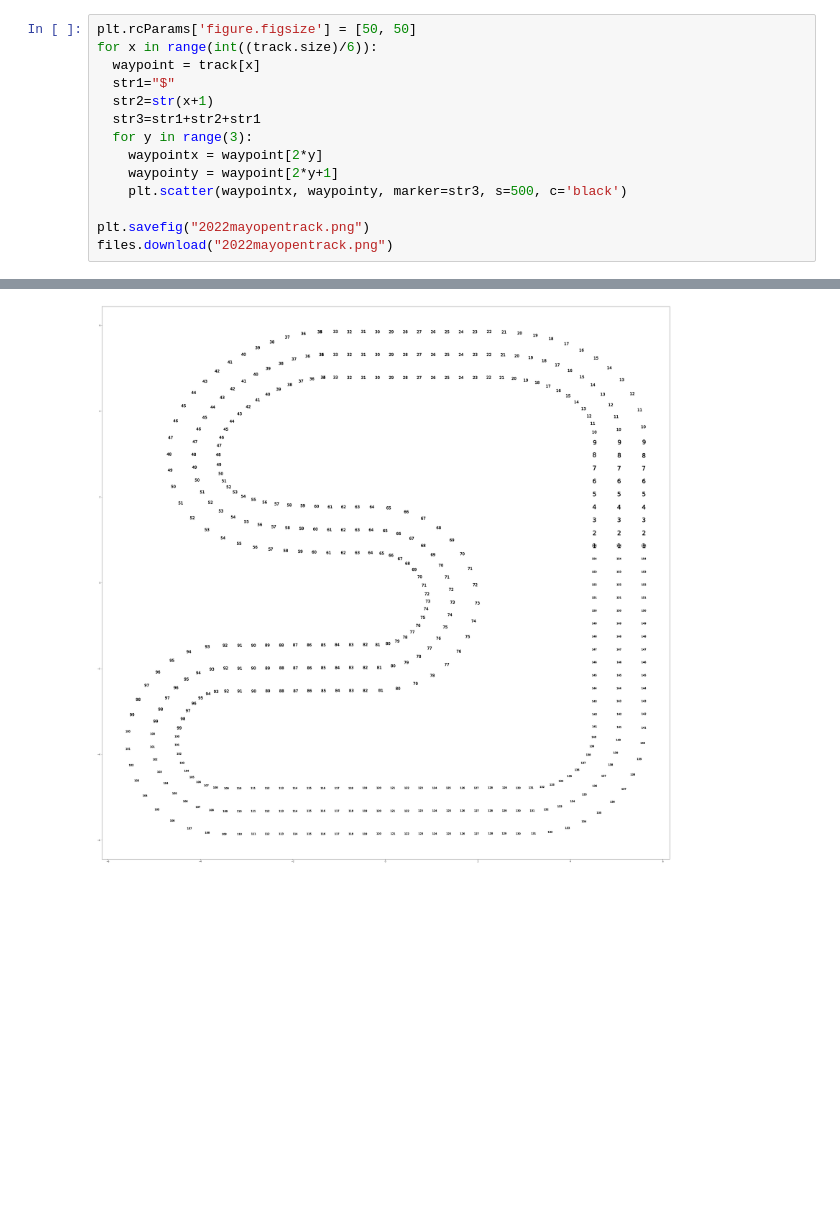
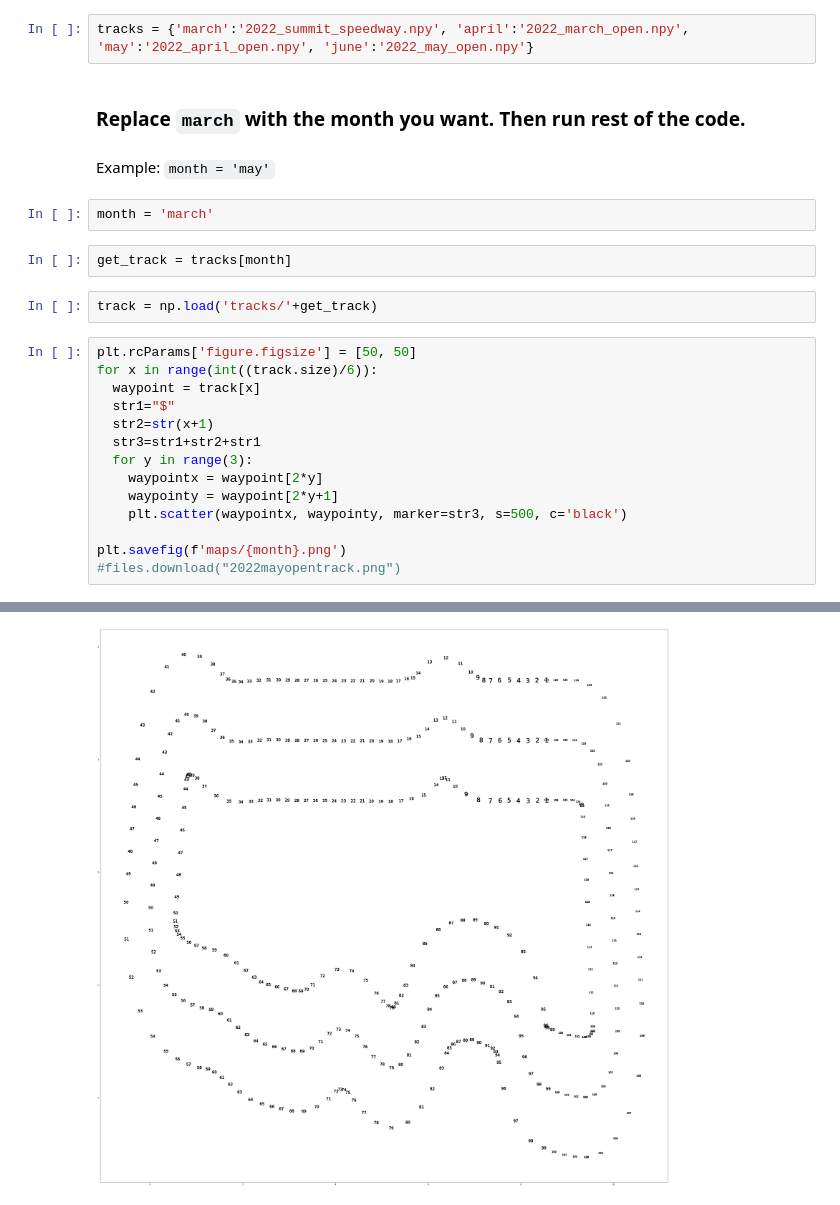
Before and after one commit to terrablader11/waypoint-map, a Jupyter notebook: DeepRacer_Tracks.ipynb, the cells around one changed output, grey strips where cells are left out. Cells and saved outputs as stored; diff of their text form; blank space fills up the shorter version.

Commit message:
Simplify notebook + Add tracks and maps

```diff
--- a/DeepRacer_Tracks.ipynb
+++ b/DeepRacer_Tracks.ipynb
@@ -10,3 +5,15 @@ track = np.load("2022_may_open.npy")
+# %%
+tracks = {'march':'2022_summit_speedway.npy', 'april':'2022_march_open.npy', 'may':'2022_april_open.npy', 'june':'2022_may_open.npy'}
+# %% [markdown]
+### Replace `march` with the month you want. Then run rest of the code.
+# %% [markdown]
+Example: `month = 'may'`
+# %%
+month = 'march'
+# %%
+get_track = tracks[month]
+# %%
+track = np.load('tracks/'+get_track)
 # %%
 plt.rcParams['figure.figsize'] = [50, 50]
 for x in range(int((track.size)/6)):
@@ -19,6 +26,6 @@ for x in range(int((track.size)/6)):
     waypointy = waypoint[2*y+1]
     plt.scatter(waypointx, waypointy, marker=str3, s=500, c='black')
 
-plt.savefig("2022mayopentrack.png")
-files.download("2022mayopentrack.png")
+plt.savefig(f'maps/{month}.png')
+#files.download("2022mayopentrack.png")
 # %% [output]
@@ -27 +32 @@ files.download("2022mayopentrack.png")
-[figure, old version]
+[figure, new version]
```
Also changed, not shown: parts of 2 cells of this notebook, 10 other files.
